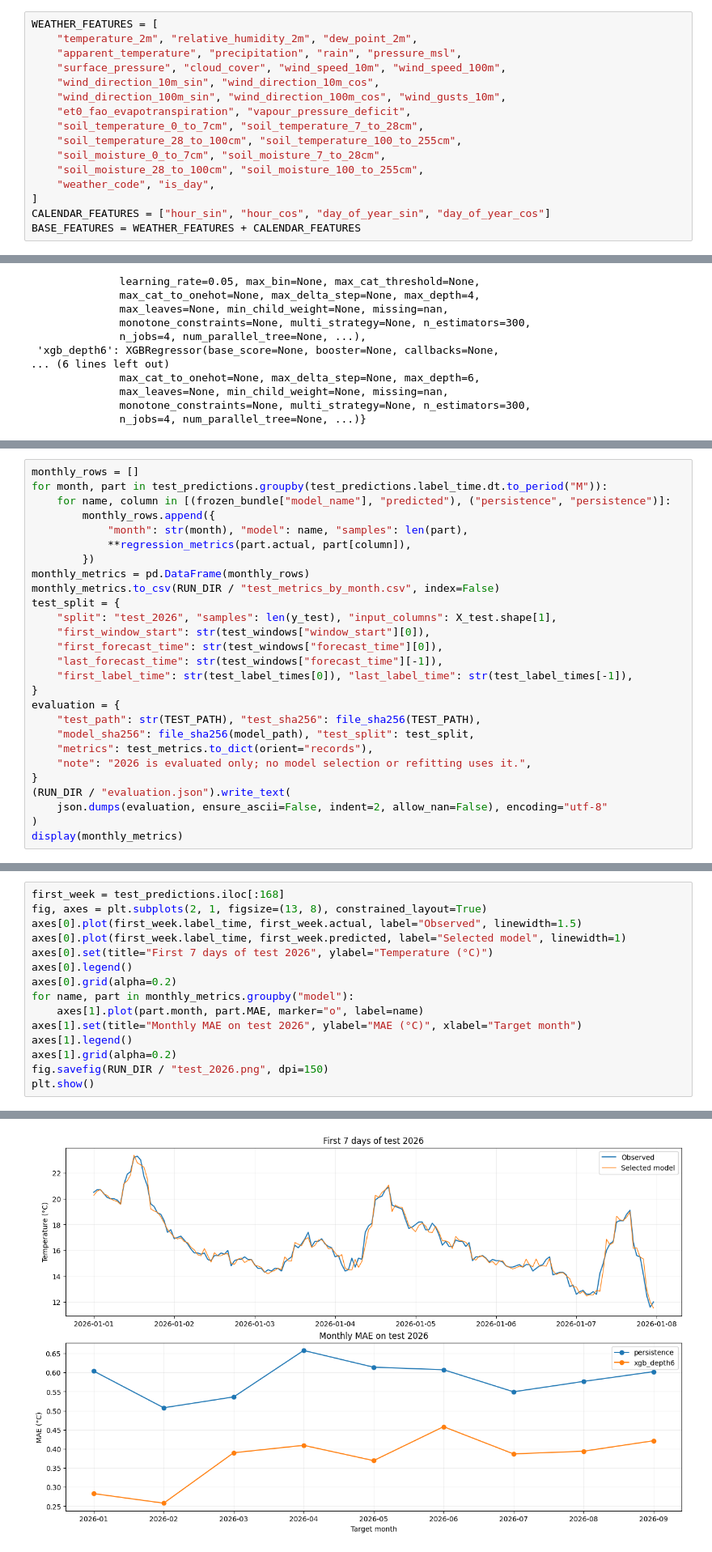
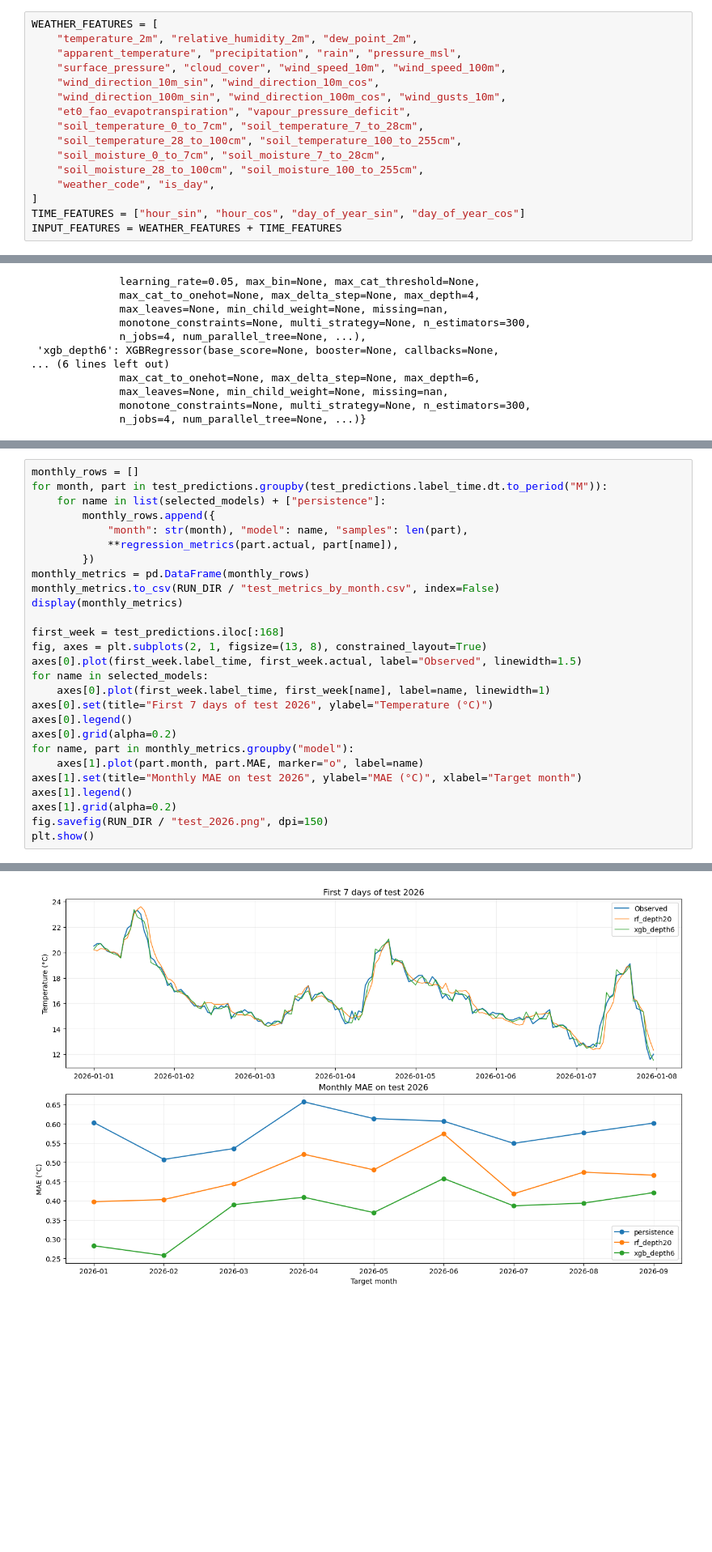
Before and after one commit to dinhhuy410/Weather-Forecasting-ystem, a Jupyter notebook: train_model/ml_models.ipynb, the cells around one changed output, grey strips where cells are left out. Shown at 81% size. Drawn from its saved outputs; the diff is of its cells as text; blank space fills up the shorter version.

```diff
--- a/train_model/ml_models.ipynb
+++ b/train_model/ml_models.ipynb
@@ -93,6 +81,6 @@ WEATHER_FEATURES = [
     "soil_moisture_28_to_100cm", "soil_moisture_100_to_255cm",
     "weather_code", "is_day",
 ]
-CALENDAR_FEATURES = ["hour_sin", "hour_cos", "day_of_year_sin", "day_of_year_cos"]
-BASE_FEATURES = WEATHER_FEATURES + CALENDAR_FEATURES
+TIME_FEATURES = ["hour_sin", "hour_cos", "day_of_year_sin", "day_of_year_cos"]
+INPUT_FEATURES = WEATHER_FEATURES + TIME_FEATURES
 # %%
@@ -473,27 +333,0 @@ display(test_metrics)
-# %%
-monthly_rows = []
-for month, part in test_predictions.groupby(test_predictions.label_time.dt.to_period("M")):
-    for name, column in [(frozen_bundle["model_name"], "predicted"), ("persistence", "persistence")]:
-        monthly_rows.append({
-            "month": str(month), "model": name, "samples": len(part),
-            **regression_metrics(part.actual, part[column]),
-        })
-monthly_metrics = pd.DataFrame(monthly_rows)
-monthly_metrics.to_csv(RUN_DIR / "test_metrics_by_month.csv", index=False)
-test_split = {
-    "split": "test_2026", "samples": len(y_test), "input_columns": X_test.shape[1],
-    "first_window_start": str(test_windows["window_start"][0]),
-    "first_forecast_time": str(test_windows["forecast_time"][0]),
-    "last_forecast_time": str(test_windows["forecast_time"][-1]),
-    "first_label_time": str(test_label_times[0]), "last_label_time": str(test_label_times[-1]),
-}
-evaluation = {
-    "test_path": str(TEST_PATH), "test_sha256": file_sha256(TEST_PATH),
-    "model_sha256": file_sha256(model_path), "test_split": test_split,
-    "metrics": test_metrics.to_dict(orient="records"),
-    "note": "2026 is evaluated only; no model selection or refitting uses it.",
-}
-(RUN_DIR / "evaluation.json").write_text(
-    json.dumps(evaluation, ensure_ascii=False, indent=2, allow_nan=False), encoding="utf-8"
-)
-display(monthly_metrics)
@@ -520,8 +336,20 @@ display(monthly_metrics)
 # %%
+monthly_rows = []
+for month, part in test_predictions.groupby(test_predictions.label_time.dt.to_period("M")):
+    for name in list(selected_models) + ["persistence"]:
+        monthly_rows.append({
+            "month": str(month), "model": name, "samples": len(part),
+            **regression_metrics(part.actual, part[name]),
+        })
+monthly_metrics = pd.DataFrame(monthly_rows)
+monthly_metrics.to_csv(RUN_DIR / "test_metrics_by_month.csv", index=False)
+display(monthly_metrics)
+
 first_week = test_predictions.iloc[:168]
 fig, axes = plt.subplots(2, 1, figsize=(13, 8), constrained_layout=True)
 axes[0].plot(first_week.label_time, first_week.actual, label="Observed", linewidth=1.5)
-axes[0].plot(first_week.label_time, first_week.predicted, label="Selected model", linewidth=1)
+for name in selected_models:
+    axes[0].plot(first_week.label_time, first_week[name], label=name, linewidth=1)
 axes[0].set(title="First 7 days of test 2026", ylabel="Temperature (°C)")
 axes[0].legend()
 axes[0].grid(alpha=0.2)
@@ -536,4 +381,4 @@ plt.show()
-[figure, old version]
+[figure, new version]
 # %%
 print("Thư mục kết quả:", RUN_DIR)
 for path in sorted(RUN_DIR.iterdir()):
```
Also changed, not shown: parts of 31 cells of this notebook, 3 other files.
